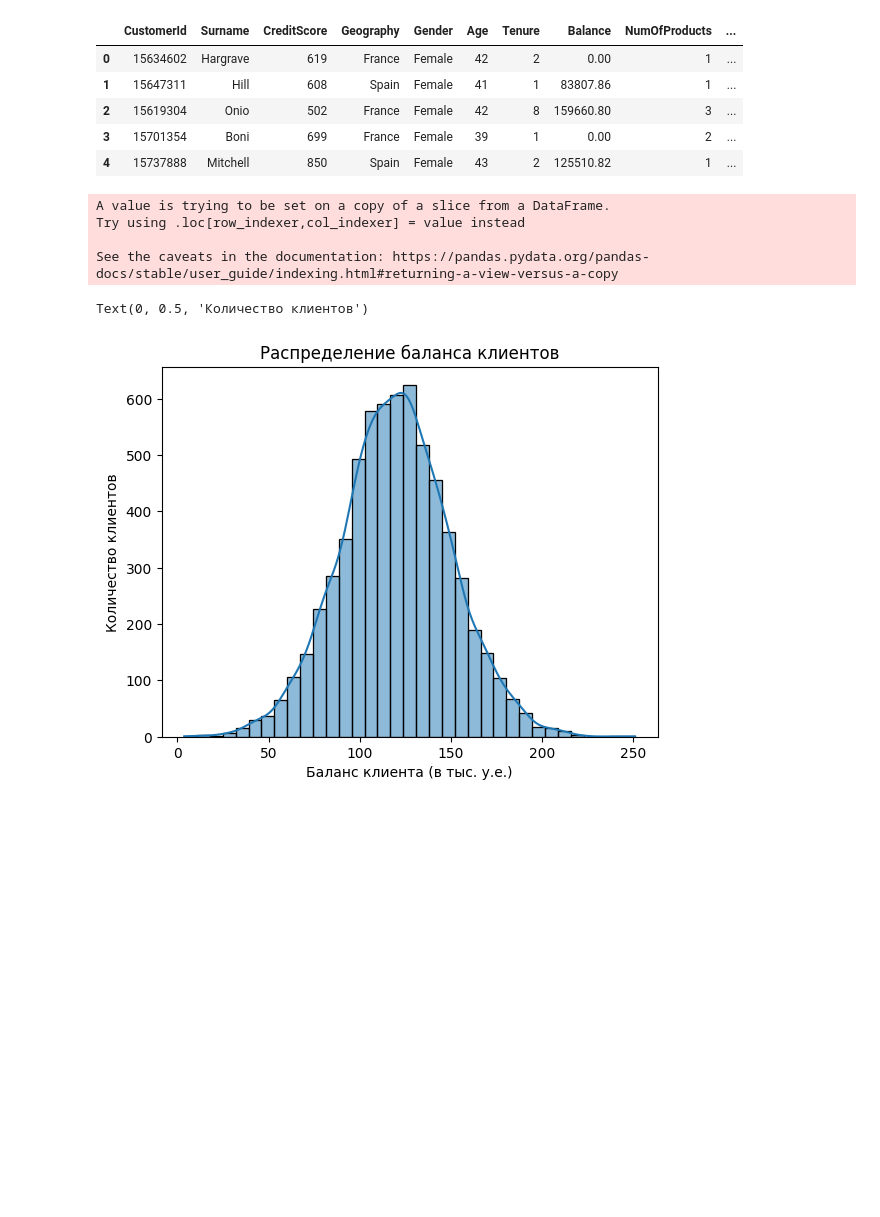
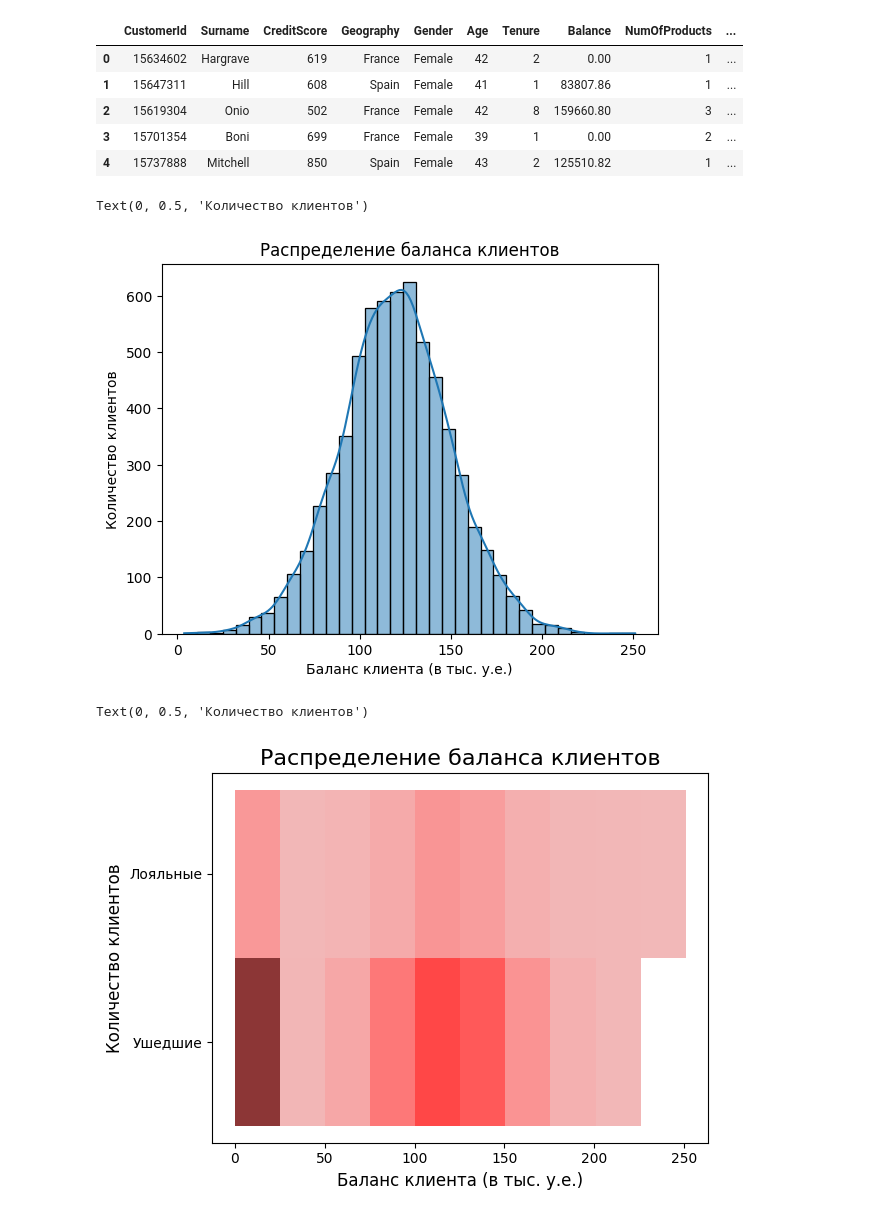
Before and after one commit to SudarickovIlya/DataCleaningProject, a Jupyter notebook: Visualization/exercises.ipynb, the cells around one changed output. Saved outputs shown, nothing was run; the diff lists cells and outputs as text; code cells hidden in the pictures; blank space fills up the shorter version.

```diff
--- a/Visualization/exercises.ipynb
+++ b/Visualization/exercises.ipynb
@@ -41,11 +41,10 @@ fig.show()
 fig.write_html('files to share/pie.html')
 # %%
 limited_balance = churn_data[churn_data['Balance'] >= 2500]
-limited_balance['Balance'] = limited_balance['Balance'] / 1000
 
 histogr = sns.histplot(
     limited_balance,
-    x='Balance',
+    x=limited_balance['Balance'] / 1000,
     bins=35,
     kde=True,
 )
@@ -54,9 +53,21 @@ histogr.set_title('Распределение баланса клиентов')
 histogr.set_xlabel('Баланс клиента (в тыс. у.е.)')
 histogr.set_ylabel('Количество клиентов')
 # %% [output]
-A value is trying to be set on a copy of a slice from a DataFrame.
-Try using .loc[row_indexer,col_indexer] = value instead
-
-See the caveats in the documentation: https://pandas.pydata.org/pandas-docs/stable/user_guide/indexing.html#returning-a-view-versus-a-copy
+Text(0, 0.5, 'Количество клиентов')
-Text(0, 0.5, 'Количество клиентов')
 [figure]
+# %%
+histogr = sns.histplot(
+    churn_data,
+    x=churn_data['Balance'] / 1000,
+    y=churn_data['Exited'].map({1:'Лояльные', 0:'Ушедшие'}),
+    bins=10,
+    kde=True,
+    color='red'
+)
+
+histogr.set_title('Распределение баланса клиентов', fontsize=16)
+histogr.set_xlabel('Баланс клиента (в тыс. у.е.)', fontsize=12)
+histogr.set_ylabel('Количество клиентов', fontsize=12)
+# %% [output]
+Text(0, 0.5, 'Количество клиентов')
+[figure, added]
```
Also changed, not shown: 2 other files.
